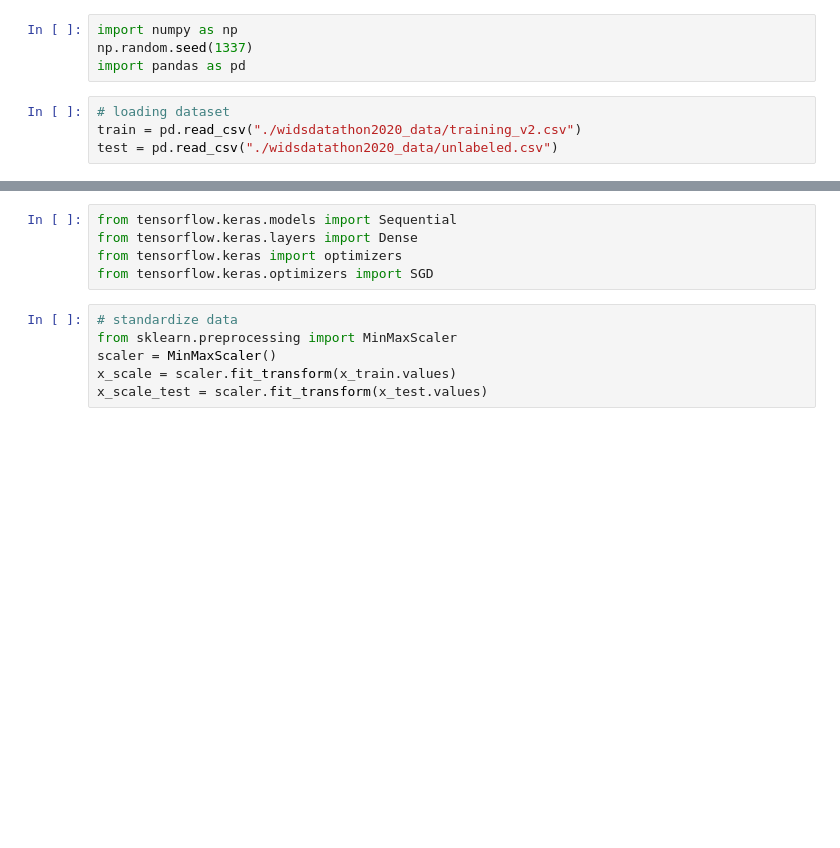
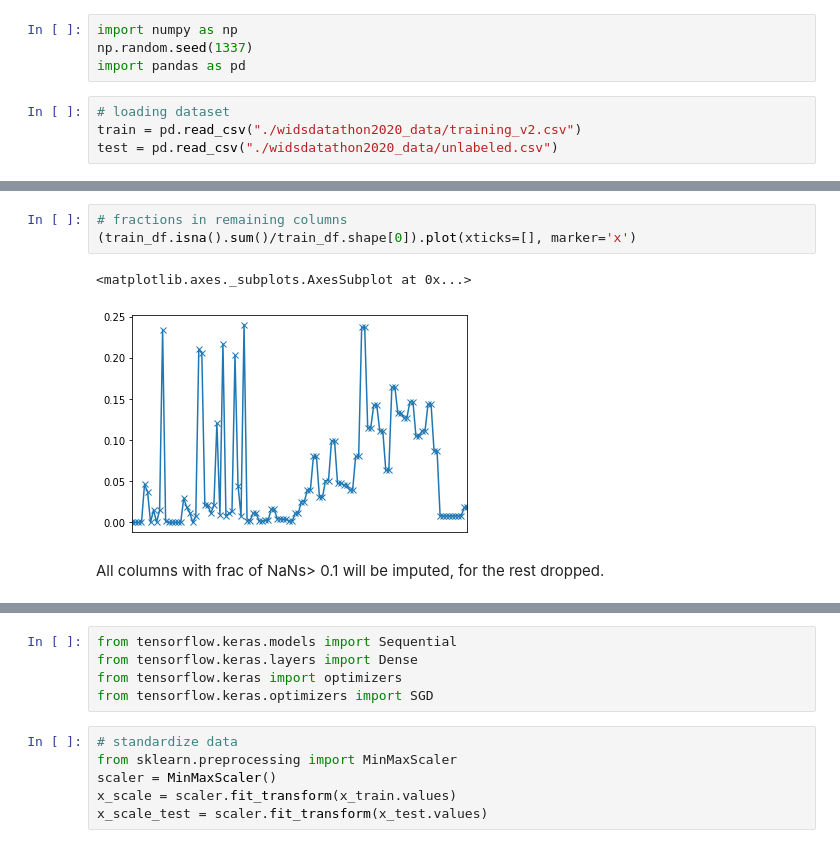
Before and after one commit to alexsokolowska/widsdatathon2020, a Jupyter notebook: WiDS_Datathon.ipynb, the cells around one changed output, grey strips where cells are left out. Drawn from its saved outputs; the diff is of its cells as text; blank space fills up the shorter version.

```diff
--- a/WiDS_Datathon.ipynb
+++ b/WiDS_Datathon.ipynb
@@ -56,0 +53,8 @@ test = test.drop('hospital_death',axis = 1)
+# %%
+# fractions in remaining columns
+(train_df.isna().sum()/train_df.shape[0]).plot(xticks=[], marker='x')
+# %% [output]
+<matplotlib.axes._subplots.AxesSubplot at 0x...>
+[figure, added]
+# %% [markdown]
+All columns with frac of NaNs> 0.1 will be imputed, for the rest dropped.
```
Also changed, not shown: parts of 90 cells of this notebook.
